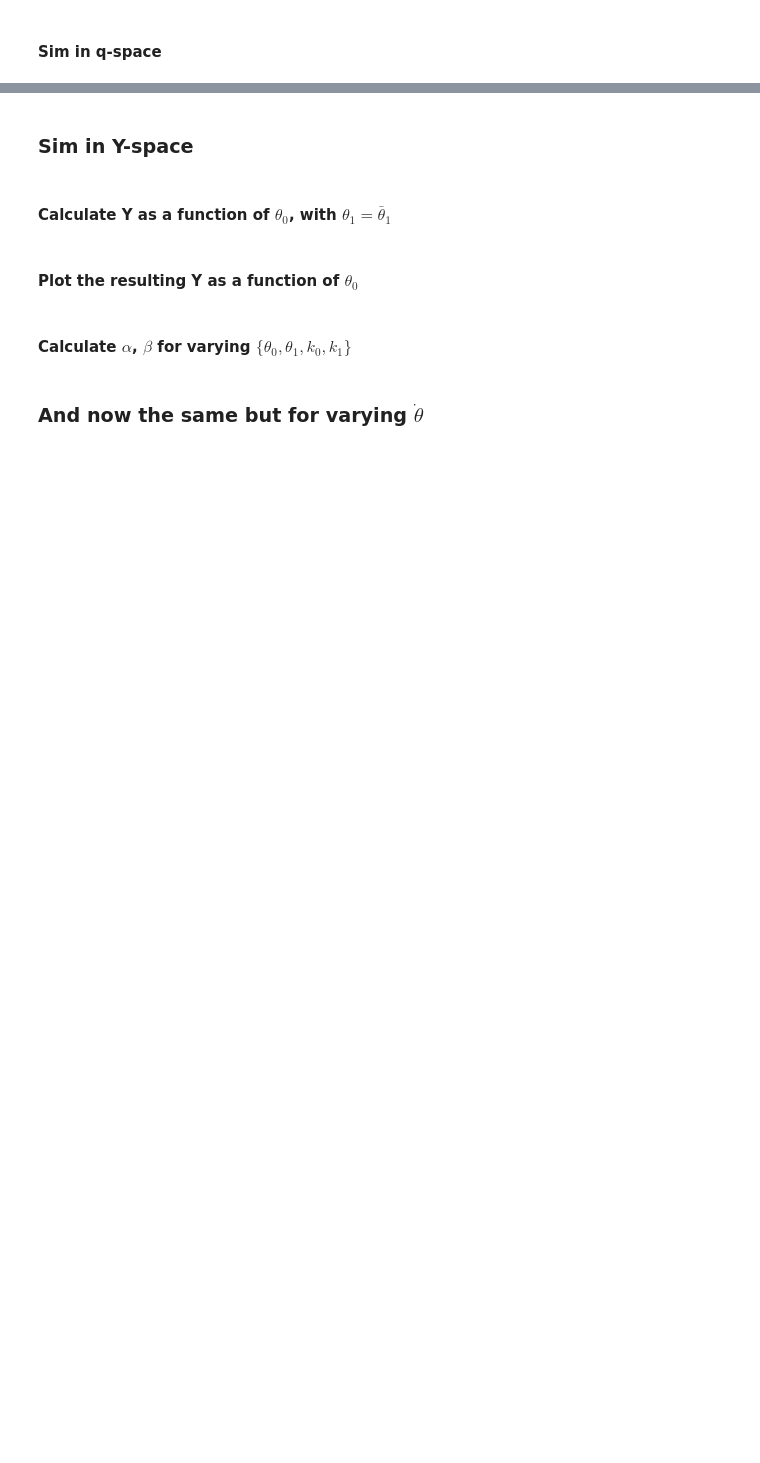
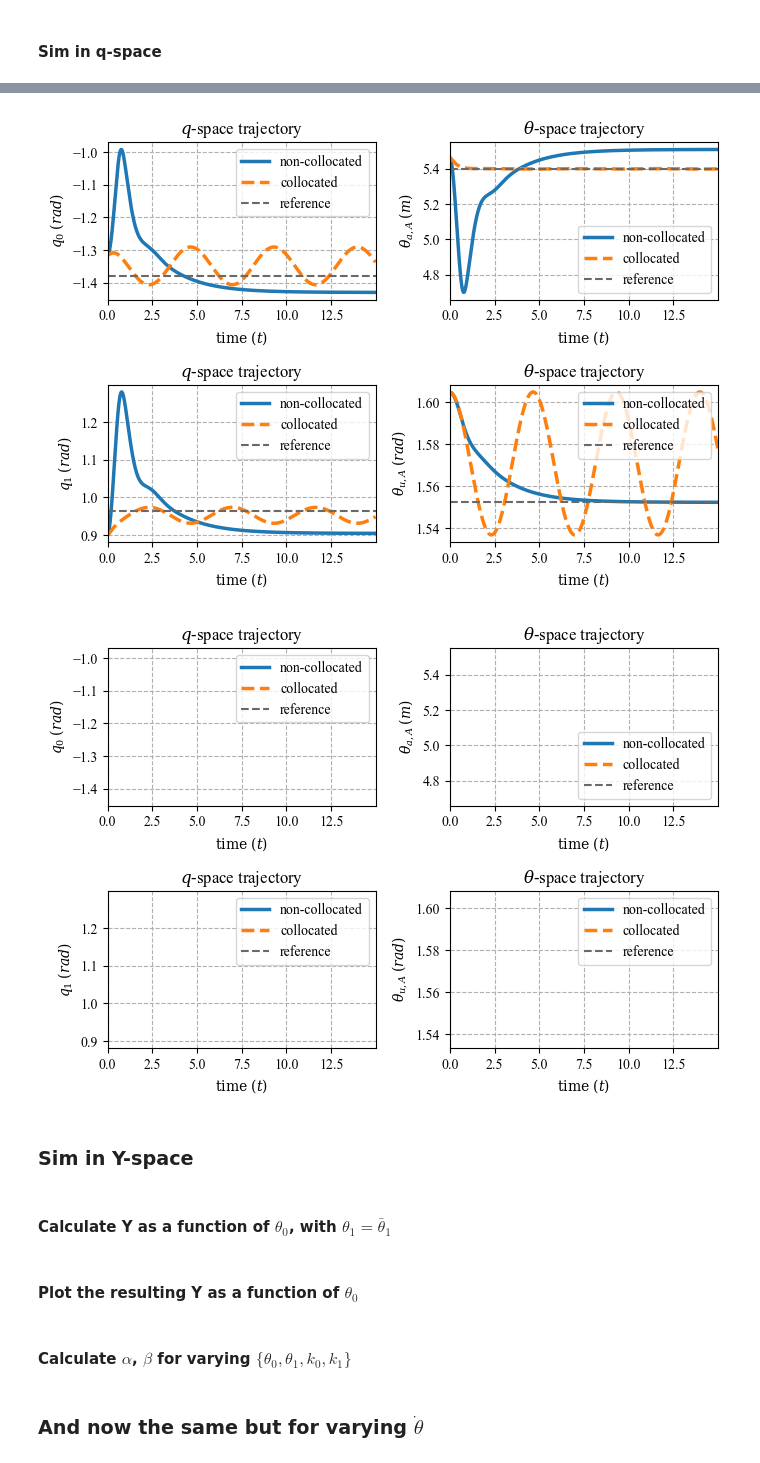
Before and after one commit to kianheus/MSc_Thesis, a Jupyter notebook: Kian_code/Controllers/test Y_loop_real.ipynb, the cells around one changed output, grey strips where cells are left out. Cells and saved outputs as stored; diff of their text form; code cells hidden in the pictures; blank space fills up the shorter version.

```diff
--- a/Kian_code/Controllers/test Y_loop_real.ipynb
+++ b/Kian_code/Controllers/test Y_loop_real.ipynb
@@ -629,15 +952,17 @@ plotter.animate_pendulum(frames_data, video_title = video_title, ref_poss=ref_po
 # %%
 datasets_q = [
 	{
-	    "name": "trajectory",
-	    "values": q_series_qsim.cpu().detach().numpy(),
-	    "color": "tab:orange"
+		"name": "non-collocated",
+		"values": q_series_qsim.cpu().detach().numpy(),
+		"color": "tab:blue",
+		"style": "solid"
 	},
-	#{
-	#	"name": "thsim",
-	#	"values": q_series_thsim.cpu().detach().numpy(),
-	#	"color": "tab:blue"
-	#}#,
+	{
+		"name": "collocated",
+		"values": q_series_collocated.cpu().detach().numpy(),
+		"color": "tab:orange",
+        "style": "dashed"
+	}#,
 	#{
 	#    "name": "naive",
 	#    "values": q_naive_series.cpu().detach().numpy(),
@@ -647,23 +972,26 @@ datasets_q = [
 
 datasets_th = [
 	{
-		"name": "trajectory",
+		"name": "non-collocated",
 		"values": th_series_qsim.cpu().detach().numpy(),
-		"color": "tab:orange"
+		"color": "tab:blue",
+		"style": "solid"
 	},
-	#{
-	#    "name": "thsim",
-	#    "values": th_series_thsim.cpu().detach().numpy(),
-	#    "color": "tab:blue"
-	#}
+	{
+	    "name": "collocated",
+	    "values": th_series_collocated.cpu().detach().numpy(),
+	    "color": "tab:orange",
+        "style": "dashed"
+	}
 ]
 
 
 datasets_xy = [
 	{
-	    "name": "trajectory",
-	    "values": xy_real_series_qsim.cpu().detach().numpy(),
-	    "color": "tab:orange"
+		"name": "non-collocated",
+		"values": xy_real_series_qsim.cpu().detach().numpy(),
+		"color": "tab:orange",
+		"style": "solid"
 	},
 	#{
 	#	"name": "thsim",
@@ -671,35 +999,41 @@ datasets_xy = [
 	#	"color": "tab:blue"
 	#}#,
 	#{
 	#    "name": "naive",
 	#    "values": xy_naive_series.cpu().detach().numpy(),
 	#    "color": "tab:green"
 	#}
 ]
 
 # Common labels for the plots.
 name_q = r"${q}$" + "-space trajectory"
 name_th = r"${\theta}$" + "-space trajectory"
 name_xy = r"${(x,y)}$" + "-space trajectory"
 t_series = torch.arange(0, t_end, dt)
 
 # Create an instance of ErrorPlotter.
-ep = pendulum_plot.Error_plotter(rp)
+ep = pendulum_plot.Error_plotter_alt(rp)
 
 # Prepare plot datasets for each column.
 # Each call groups a set of datasets to be drawn in one subplot column.
 column1 = ep.create_plot_dataset(t=t_series, datasets=datasets_q, reference=q_des, name=name_q)
 column2 = ep.create_plot_dataset(t=t_series, datasets=datasets_th, reference=th_des, name=name_th)
 column3 = ep.create_plot_dataset(t=t_series, datasets=datasets_xy, reference=xy_des_real.unsqueeze(0), name=name_xy)
 plot_datasets = [column1, column2]#, column3]
 
 file_name = "Error plot.png"
 file_counter = 0
 
 output_path = os.path.join(save_dir, file_name)
 
+legend_locations = [["upper right", "lower right"], ["upper right", "upper right"]]
+
 # Pass the list of columns (plot_dataset objects) to plot_multi.
-ep.plot_multi(plot_datasets=plot_datasets, save_path=output_path, axes_names = [[r"$q_0$", r"$q_1$"], [r"$\theta_0$", r"$\theta_1$"], [r"$x$", r"$y$"]])
+ep.plot_multi(plot_datasets=plot_datasets, save_path=output_path, axes_names = [[r"$q_0$" + " " + r"$(rad)$", r"$q_1$" + " " + r"$(rad)$"], [r"$\theta_{a, A}$" + " " + r"$(m)$", r"$\theta_{u, A}$" + " " + r"$(rad)$"], [r"$x$", r"$y$"]], empty = False, legend_locations = legend_locations)
+ep.plot_multi(plot_datasets=plot_datasets, save_path=output_path, axes_names = [[r"$q_0$" + " " + r"$(rad)$", r"$q_1$" + " " + r"$(rad)$"], [r"$\theta_{a, A}$" + " " + r"$(m)$", r"$\theta_{u, A}$" + " " + r"$(rad)$"], [r"$x$", r"$y$"]], empty = True, legend_locations = legend_locations)
+# %% [output]
+[figure, added]
+[figure, added]
 # %% [markdown]
 ### Sim in Y-space
 # %%
```
Also changed, not shown: parts of 18 cells of this notebook, 14 other files.
